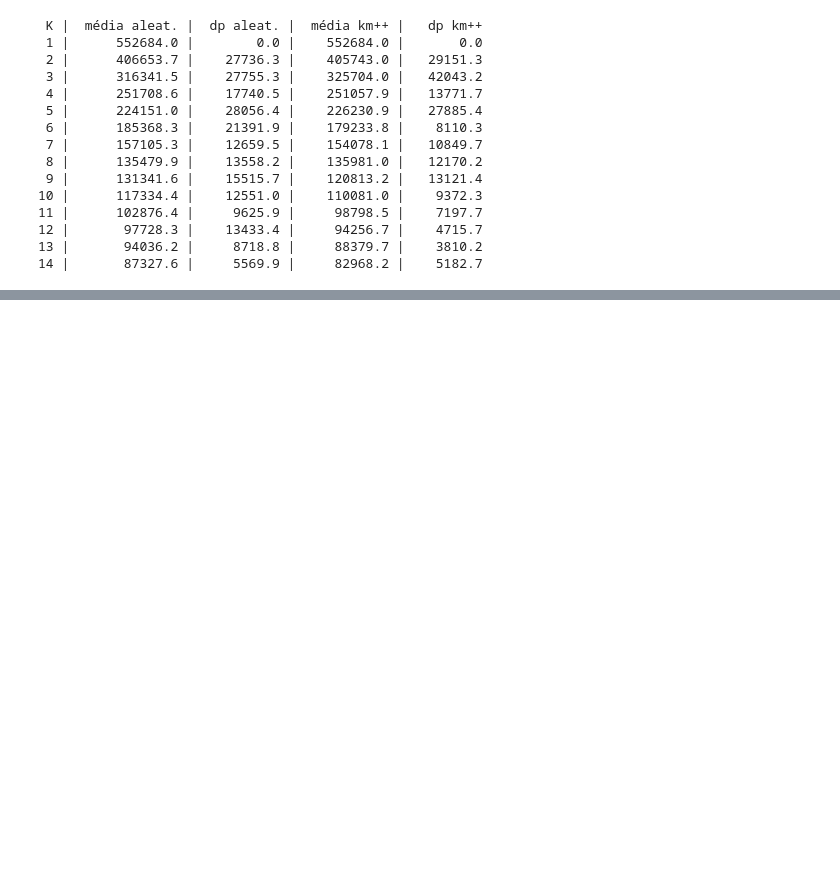
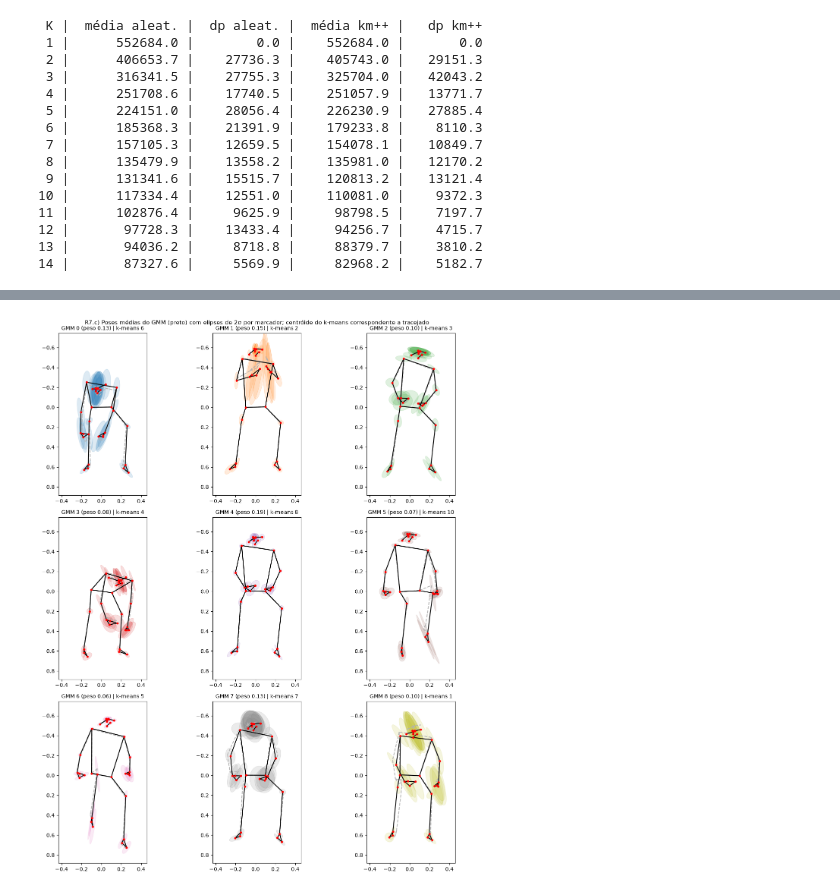
Before and after one commit to znx0/Introdu-o-Aprendizagem-Autom-tica, a Jupyter notebook: projeto1.ipynb, the cells around one changed output, grey strips where cells are left out. Saved outputs shown, nothing was run; the diff lists cells and outputs as text; code cells hidden in the pictures; blank space fills up the shorter version.

```diff
--- a/projeto1.ipynb
+++ b/projeto1.ipynb
@@ -375,0 +631,6 @@ plt.show()
+# %%
+#Auxiliar R7B
+
+# quantas poses de cada cluster do k-means (linhas) caem em cada componente do GMM (colunas)
+tab = pd.crosstab(pd.Series(atribuir, name='k-means'), pd.Series(labels_gmm, name='GMM'))
+print(tab)
@@ -375,0 +651,87 @@ plt.show()
+# %%
+# R7c: poses do GMM no espaço original
+
+
+
+
+
+
+def gmm_para_espaco_original(gmm, W, media, scaler):
+    #Converte médias e covariâncias do GMM (espaço PCA, r dims) para o espaço
+    #original dos esqueletos (66 dims, coordenadas u, v).
+    r = gmm.means_.shape[1]
+    Wr = W[:, :r]                                   # (66, r)
+    D = np.diag(scaler.scale_)                      # desvios padrão do StandardScaler
+    poses, covs = [], []
+    for k in range(gmm.n_components):
+        mu_norm = Wr @ gmm.means_[k] + media                    # (66,)
+        cov_norm = Wr @ gmm.covariances_[k] @ Wr.T              # (66, 66)
+        poses.append(scaler.inverse_transform(mu_norm[None, :])[0])
+        covs.append(D @ cov_norm @ D)
+    return np.array(poses), np.array(covs)
+
+
+def desenhar_pose_cov(pose, cov, ax, cor='tab:blue', n_std=2, titulo=None, pose_ref=None):
+    #Desenha uma pose com a elipse de covariância (n_std) de cada marcador.
+    #pose_ref: pose do k-means a sobrepor (cinzento), para comparação.
+    if pose_ref is not None:
+        u_r, v_r = pose_ref[0::2], pose_ref[1::2]
+        for a, b in LIGACOES:
+            ax.plot([u_r[a], u_r[b]], [v_r[a], v_r[b]], color='0.7', lw=1.5, ls='--')
+    u, v = pose[0::2], pose[1::2]
+    for j in range(33):
+        c2 = cov[2*j:2*j+2, 2*j:2*j+2]              # bloco 2x2 (u_j, v_j)
+        vals, vecs = np.linalg.eigh(c2)
+        ang = np.degrees(np.arctan2(vecs[1, 1], vecs[0, 1]))   # eixo maior
+        ax.add_patch(Ellipse((u[j], v[j]),
+                             2 * n_std * np.sqrt(max(vals[1], 0)),
+                             2 * n_std * np.sqrt(max(vals[0], 0)),
+                             angle=ang, facecolor=cor, alpha=0.15, edgecolor=cor, lw=0.8))
+    for a, b in LIGACOES:
+        ax.plot([u[a], u[b]], [v[a], v[b]], 'k-', lw=1.5)
+    ax.scatter(u, v, c='red', s=10, zorder=3)
+    ax.set_aspect('equal')
+    if titulo:
+        ax.set_title(titulo, fontsize=10)
+
+
+poses_gmm, covs_gmm = gmm_para_espaco_original(gmm, W, media, scaler)
+
+# cluster do k-means com mais poses em cada componente do GMM (da tabela cruzada)
+mapa_km = tab.idxmax(axis=0)
+
+fig, axes = plt.subplots(3, 3, figsize=(13, 15))
+for k, ax in enumerate(axes.ravel()):
+    km = int(mapa_km[k])
+    desenhar_pose_cov(poses_gmm[k], covs_gmm[k], ax, cor=cores_gmm[k],
+                      titulo=f'GMM {k} (peso {gmm.weights_[k]:.2f}) | k-means {km}',
+                      pose_ref=centroides_reais[km])
+
+# mesma escala em todos os subgráficos e v  cresce p baixo
+todas = np.vstack([poses_gmm, centroides_reais])
+umin, umax = todas[:, 0::2].min(), todas[:, 0::2].max()
+vmin, vmax = todas[:, 1::2].min(), todas[:, 1::2].max()
+for ax in axes.ravel():
+    ax.set_xlim(umin - 0.15, umax + 0.15)
+    ax.set_ylim(vmax + 0.15, vmin - 0.15)        # invertido: cabeça em cima
+plt.suptitle('R7.c) Poses médias do GMM (preto) com elipses de 2σ por marcador; '
+             'centróide do k-means correspondente a tracejado', fontsize=11)
+plt.tight_layout()
+plt.savefig('PartIII7c.jpg', dpi=150, bbox_inches='tight')
+plt.show()
+
+
+# Variância por marcador e pose
+dp_marcador = np.array([[np.sqrt(np.trace(covs_gmm[k][2*j:2*j+2, 2*j:2*j+2]))
+                         for j in range(33)] for k in range(K_gmm)])   # (K, 33)
+
+plt.figure(figsize=(12, 4))
+plt.imshow(dp_marcador, aspect='auto', cmap='viridis')
+plt.colorbar(label='Desvio padrão total do marcador (u, v)')
+plt.xlabel('Marcador'); plt.ylabel('Componente do GMM')
+plt.xticks(range(33)); plt.yticks(range(K_gmm))
+plt.title('R7.c) Variabilidade de cada marcador em cada pose do GMM')
+plt.savefig('PartIII7c_var.jpg', dpi=150, bbox_inches='tight')
+plt.show()
+# %% [output]
+[figure, added]
```
Also changed, not shown: parts of 14 cells of this notebook.
